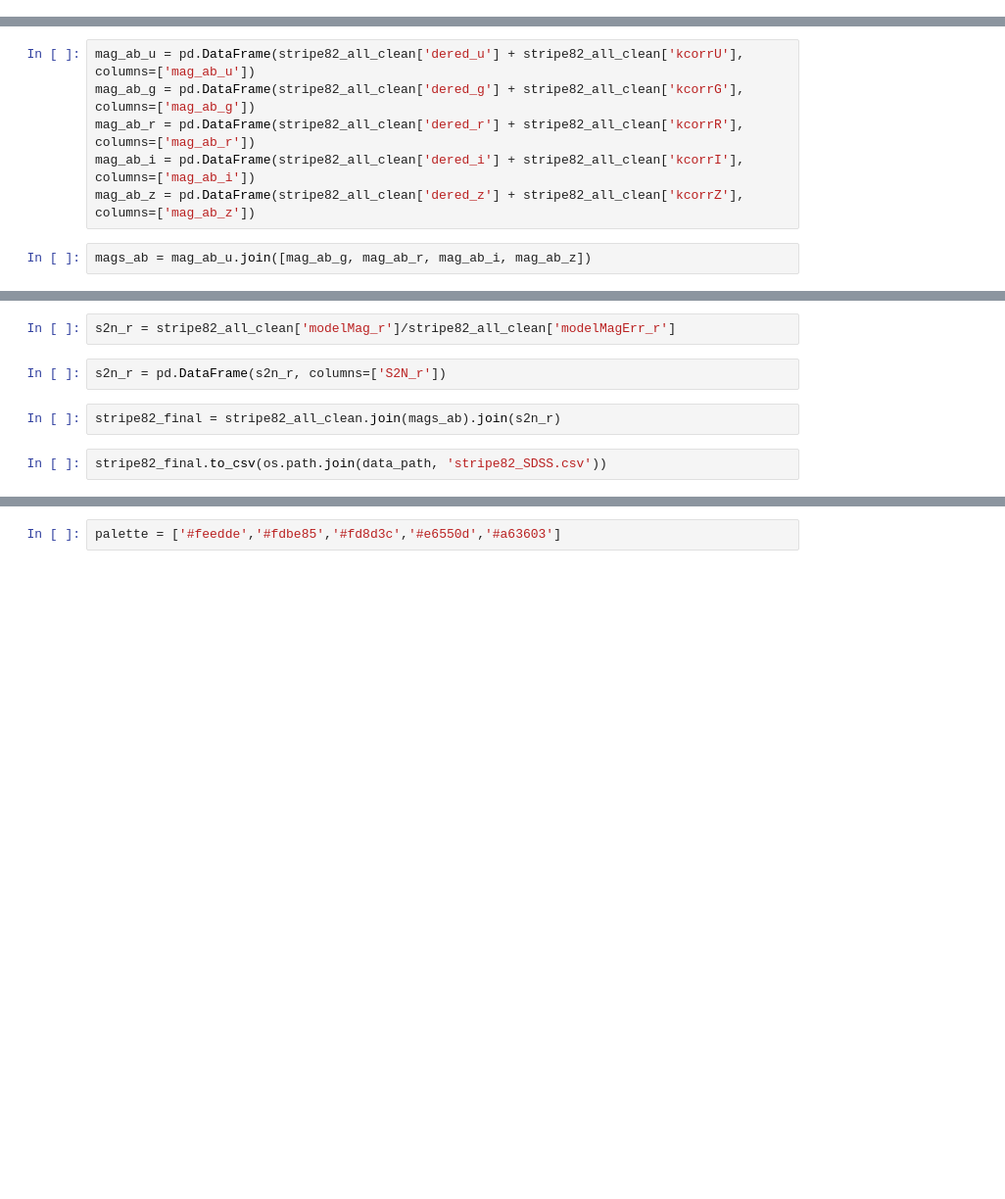
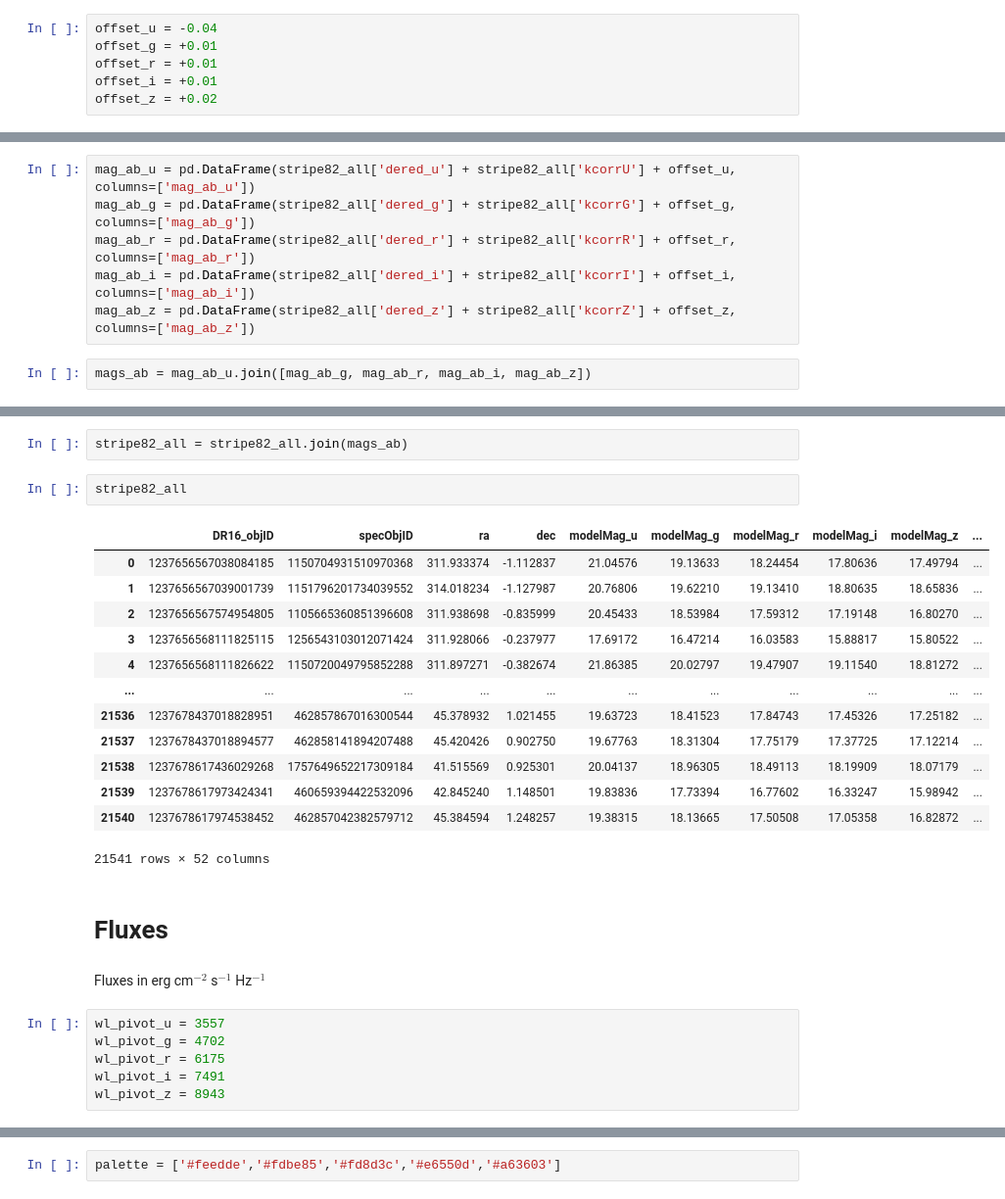
Before and after one commit to mlldantas/SEDFittingChallenge, a Jupyter notebook: sdss/Stripe82SDSS.ipynb, the cells around one changed output, grey strips where cells are left out. Shown at 98% size. Drawn from its saved outputs; the diff is of its cells as text; blank space fills up the shorter version.

```diff
--- a/sdss/Stripe82SDSS.ipynb
+++ b/sdss/Stripe82SDSS.ipynb
@@ -51,10 +46,16 @@ stripe82_all_clean
+# %%
+offset_u = -0.04
+offset_g = +0.01
+offset_r = +0.01
+offset_i = +0.01
+offset_z = +0.02
 # %% [markdown]
 # AB magnitudes
 # %%
-mag_ab_u = pd.DataFrame(stripe82_all_clean['dered_u'] + stripe82_all_clean['kcorrU'], columns=['mag_ab_u'])
-mag_ab_g = pd.DataFrame(stripe82_all_clean['dered_g'] + stripe82_all_clean['kcorrG'], columns=['mag_ab_g'])
-mag_ab_r = pd.DataFrame(stripe82_all_clean['dered_r'] + stripe82_all_clean['kcorrR'], columns=['mag_ab_r'])
-mag_ab_i = pd.DataFrame(stripe82_all_clean['dered_i'] + stripe82_all_clean['kcorrI'], columns=['mag_ab_i'])
-mag_ab_z = pd.DataFrame(stripe82_all_clean['dered_z'] + stripe82_all_clean['kcorrZ'], columns=['mag_ab_z'])
+mag_ab_u = pd.DataFrame(stripe82_all['dered_u'] + stripe82_all['kcorrU'] + offset_u, columns=['mag_ab_u'])
+mag_ab_g = pd.DataFrame(stripe82_all['dered_g'] + stripe82_all['kcorrG'] + offset_g, columns=['mag_ab_g'])
+mag_ab_r = pd.DataFrame(stripe82_all['dered_r'] + stripe82_all['kcorrR'] + offset_r, columns=['mag_ab_r'])
+mag_ab_i = pd.DataFrame(stripe82_all['dered_i'] + stripe82_all['kcorrI'] + offset_i, columns=['mag_ab_i'])
+mag_ab_z = pd.DataFrame(stripe82_all['dered_z'] + stripe82_all['kcorrZ'] + offset_z, columns=['mag_ab_z'])
 # %%
 mags_ab = mag_ab_u.join([mag_ab_g, mag_ab_r, mag_ab_i, mag_ab_z])
@@ -79,8 +62,28 @@ mags_ab = mag_ab_u.join([mag_ab_g, mag_ab_r, mag_ab_i, mag_ab_z])
-# %%
-s2n_r = stripe82_all_clean['modelMag_r']/stripe82_all_clean['modelMagErr_r']
-# %%
-s2n_r = pd.DataFrame(s2n_r, columns=['S2N_r'])
-# %%
-stripe82_final = stripe82_all_clean.join(mags_ab).join(s2n_r)
-# %%
-stripe82_final.to_csv(os.path.join(data_path, 'stripe82_SDSS.csv'))
+# %%
+stripe82_all = stripe82_all.join(mags_ab)
+# %%
+stripe82_all
+# %% [output]
+|  | DR16_objID | specObjID | ra | dec | modelMag_u | modelMag_g | modelMag_r | modelMag_i | modelMag_z | ... |
+| 0 | 1237656567038084185 | 1150704931510970368 | 311.933374 | -1.112837 | 21.04576 | 19.13633 | 18.24454 | 17.80636 | 17.49794 | ... |
+| 1 | 1237656567039001739 | 1151796201734039552 | 314.018234 | -1.127987 | 20.76806 | 19.62210 | 19.13410 | 18.80635 | 18.65836 | ... |
+| 2 | 1237656567574954805 | 1105665360851396608 | 311.938698 | -0.835999 | 20.45433 | 18.53984 | 17.59312 | 17.19148 | 16.80270 | ... |
+| 3 | 1237656568111825115 | 1256543103012071424 | 311.928066 | -0.237977 | 17.69172 | 16.47214 | 16.03583 | 15.88817 | 15.80522 | ... |
+| 4 | 1237656568111826622 | 1150720049795852288 | 311.897271 | -0.382674 | 21.86385 | 20.02797 | 19.47907 | 19.11540 | 18.81272 | ... |
+| ... | ... | ... | ... | ... | ... | ... | ... | ... | ... | ... |
+| 21536 | 1237678437018828951 | 462857867016300544 | 45.378932 | 1.021455 | 19.63723 | 18.41523 | 17.84743 | 17.45326 | 17.25182 | ... |
+| 21537 | 1237678437018894577 | 462858141894207488 | 45.420426 | 0.902750 | 19.67763 | 18.31304 | 17.75179 | 17.37725 | 17.12214 | ... |
+| 21538 | 1237678617436029268 | 1757649652217309184 | 41.515569 | 0.925301 | 20.04137 | 18.96305 | 18.49113 | 18.19909 | 18.07179 | ... |
+| 21539 | 1237678617973424341 | 460659394422532096 | 42.845240 | 1.148501 | 19.83836 | 17.73394 | 16.77602 | 16.33247 | 15.98942 | ... |
+| 21540 | 1237678617974538452 | 462857042382579712 | 45.384594 | 1.248257 | 19.38315 | 18.13665 | 17.50508 | 17.05358 | 16.82872 | ... |
+21541 rows × 52 columns
+# %% [markdown]
+# Fluxes
+# %% [markdown]
+Fluxes in erg cm$^{−2}$ s$^{−1}$ Hz$^{−1}$
+# %%
+wl_pivot_u = 3557
+wl_pivot_g = 4702
+wl_pivot_r = 6175
+wl_pivot_i = 7491
+wl_pivot_z = 8943
```
Also changed, not shown: parts of 40 cells of this notebook, 1 other file.
